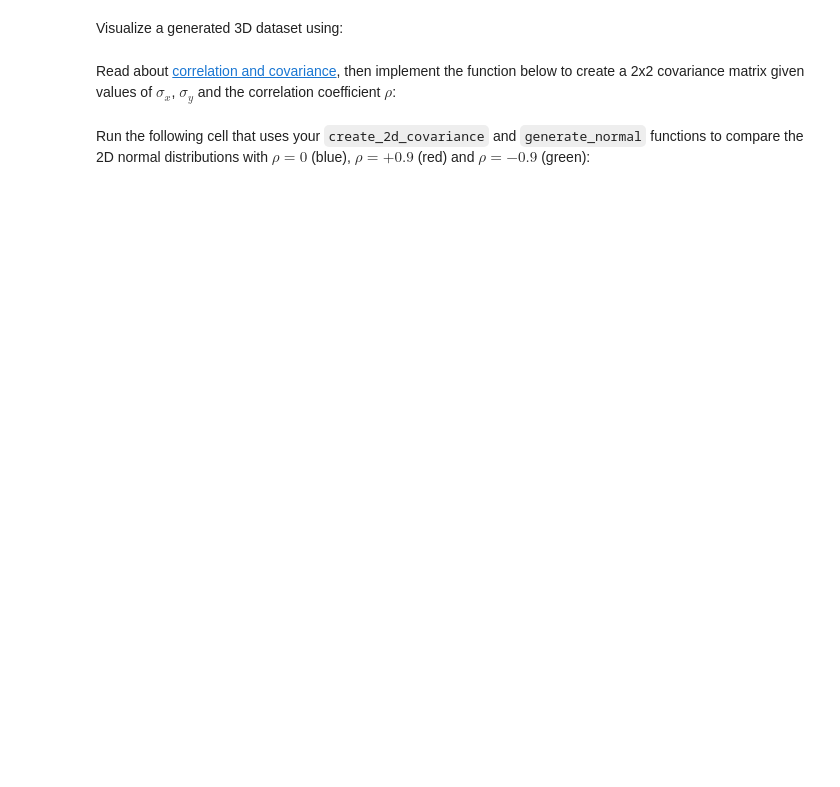
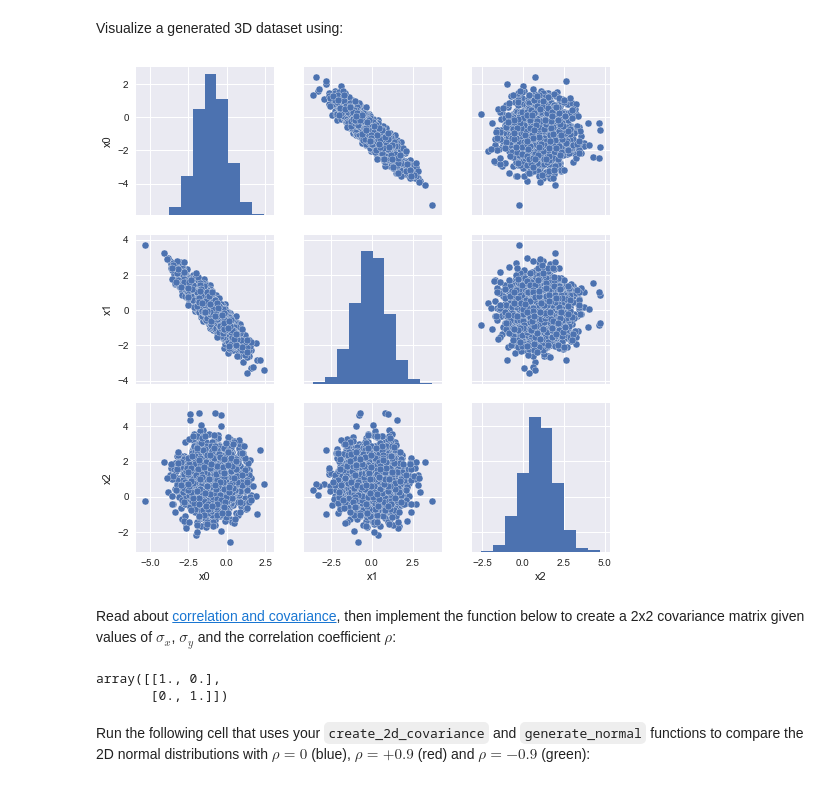
Before and after one commit to mbovyn/MachineLearningStatistics, a Jupyter notebook: notebooks/homework/Homework2.ipynb, the cells around one changed output. Drawn from its saved outputs; the diff is of its cells as text; code cells hidden in the pictures; blank space fills up the shorter version.

```diff
--- a/notebooks/homework/Homework2.ipynb
+++ b/notebooks/homework/Homework2.ipynb
@@ -225,4 +225,6 @@ def generate_normal(mu, C, n, seed=123):
     assert C.shape == (len(mu), len(mu)), 'C must be N x N.'
     assert np.all(np.linalg.eigvals(C) > 0), 'C must be positive definite.'
     # YOUR CODE HERE
-    raise NotImplementedError()
+    generator = np.random.RandomState(seed=seed)
+    return generator.multivariate_normal(mu,C,n)
+    #raise NotImplementedError()
@@ -254,3 +282,7 @@ def visualize_3d():
+# %%
+visualize_3d()
+# %% [output]
+[figure, added]
 # %% [markdown]
 Read about [correlation and covariance](https://en.wikipedia.org/wiki/Covariance_and_correlation), then implement the function below to create a 2x2 covariance matrix given values of $\sigma_x$, $\sigma_y$ and the correlation coefficient $\rho$:
 # %%
@@ -263,3 +296,8 @@ def create_2d_covariance(sigma_x, sigma_y, rho):
+# %%
+create_2d_covariance(1., 1., 0.0)
+# %% [output]
+array([[1., 0.],
+       [0., 1.]])
 # %%
 # A correct solution should pass these tests.
 assert np.array_equal(create_2d_covariance(1., 1., 0.0), [[1., 0.], [0., 1.]])
```
Also changed, not shown: parts of 4 cells of this notebook.
